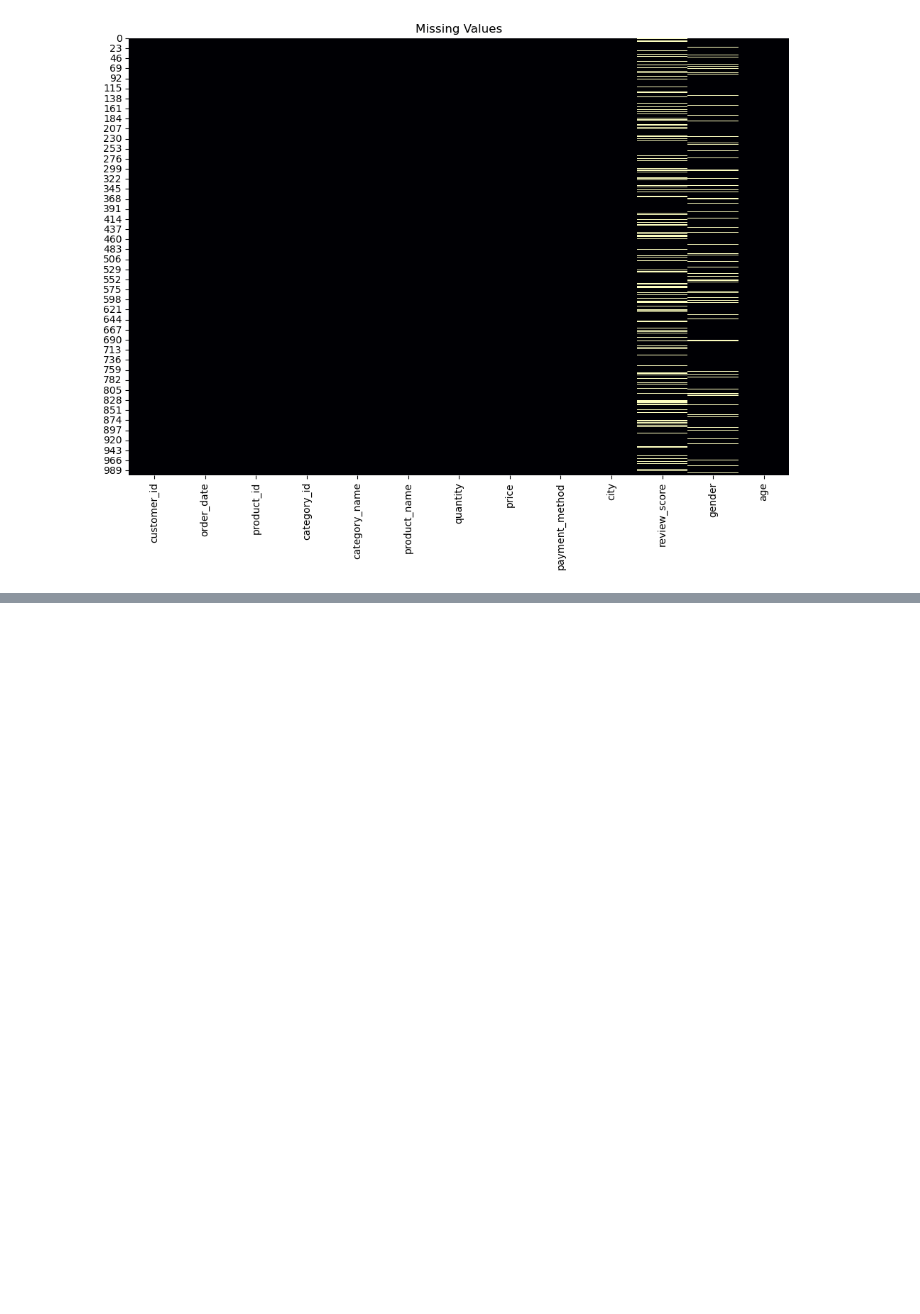
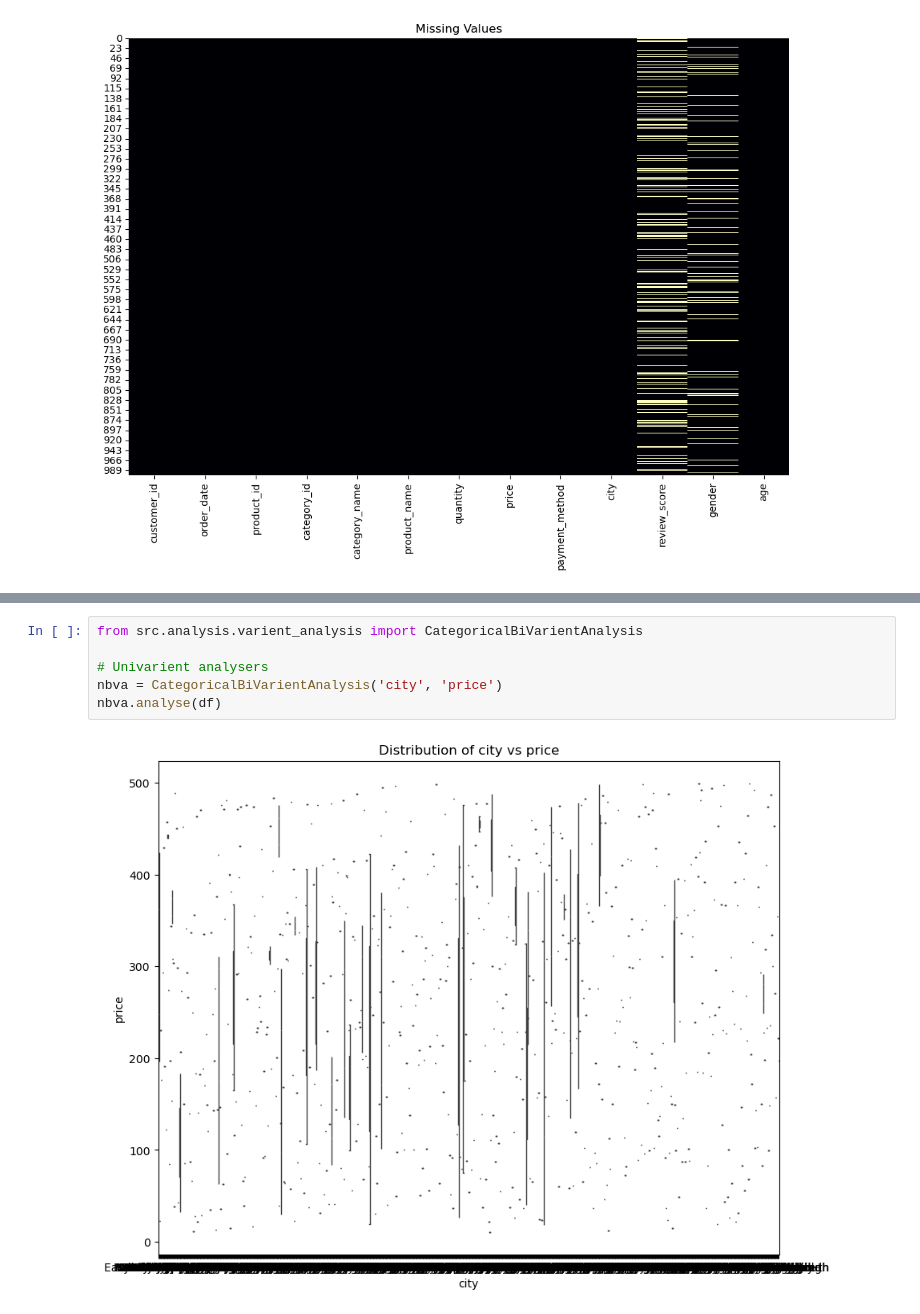
Before and after one commit to kolithawarnakulasooriya/E2E-ml-flow, a Jupyter notebook: jpbooks/analysis.ipynb, the cells around one changed output, grey strips where cells are left out. Drawn from its saved outputs; the diff is of its cells as text; blank space fills up the shorter version.

```diff
--- a/jpbooks/analysis.ipynb
+++ b/jpbooks/analysis.ipynb
@@ -80,0 +89,8 @@ nva.setOptions('city').analyse(df)
+# %%
+from src.analysis.varient_analysis import CategoricalBiVarientAnalysis
+
+# Univarient analysers
+nbva = CategoricalBiVarientAnalysis('city', 'price')
+nbva.analyse(df)
+# %% [output]
+[figure, added]
```
Also changed, not shown: parts of 3 cells of this notebook, 4 other files.
